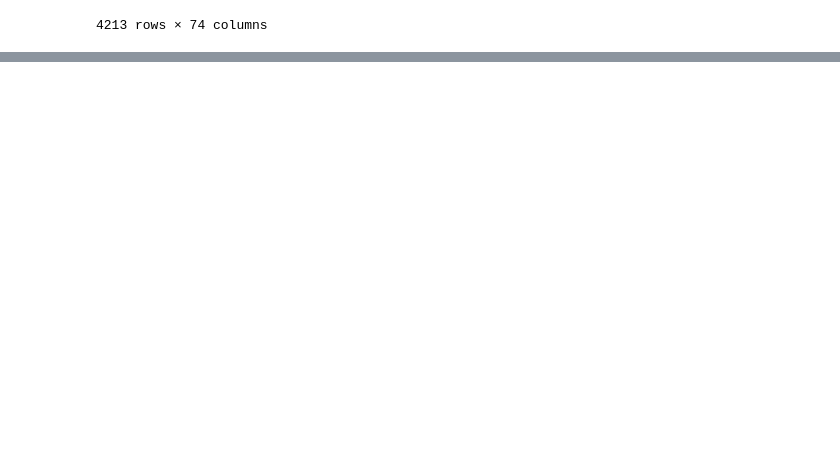
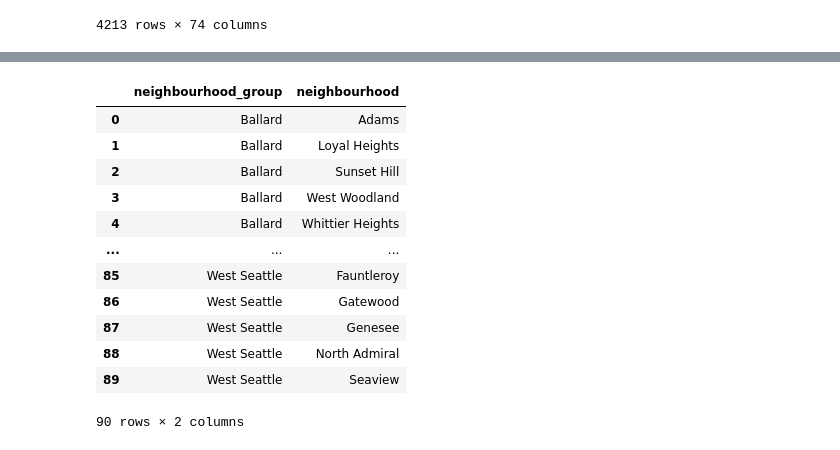
Before and after one commit to ASHutchinson/Analyzing-Airbnb-Rentals-in-Seattle-WA, a Jupyter notebook: capstone1_notes.ipynb, the cells around one changed output, grey strips where cells are left out. Saved outputs shown, nothing was run; the diff lists cells and outputs as text; code cells hidden in the pictures; blank space fills up the shorter version.

```diff
--- a/capstone1_notes.ipynb
+++ b/capstone1_notes.ipynb
@@ -30,0 +146,17 @@ lstings_df
+# %%
+neighbourhoods_df = pd.read_csv('neighbourhoods.csv')
+neighbourhoods_df
+# %% [output]
+|  | neighbourhood_group | neighbourhood |
+| 0 | Ballard | Adams |
+| 1 | Ballard | Loyal Heights |
+| 2 | Ballard | Sunset Hill |
+| 3 | Ballard | West Woodland |
+| 4 | Ballard | Whittier Heights |
+| ... | ... | ... |
+| 85 | West Seattle | Fauntleroy |
+| 86 | West Seattle | Gatewood |
+| 87 | West Seattle | Genesee |
+| 88 | West Seattle | North Admiral |
+| 89 | West Seattle | Seaview |
+90 rows × 2 columns
```
Also changed, not shown: parts of 12 cells of this notebook.
